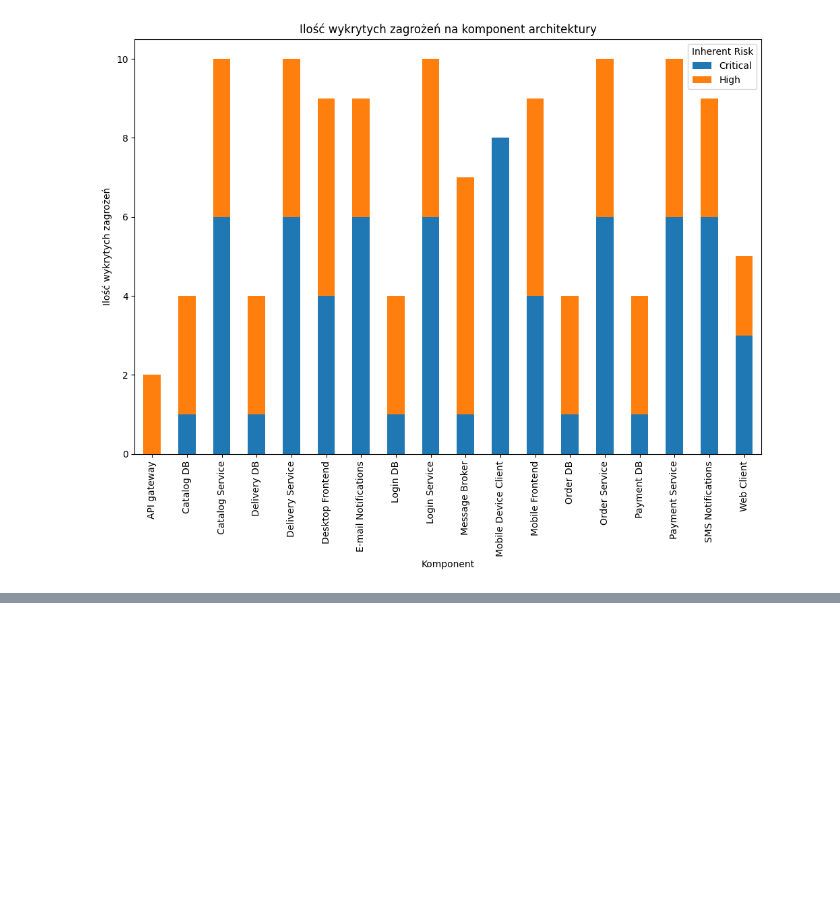
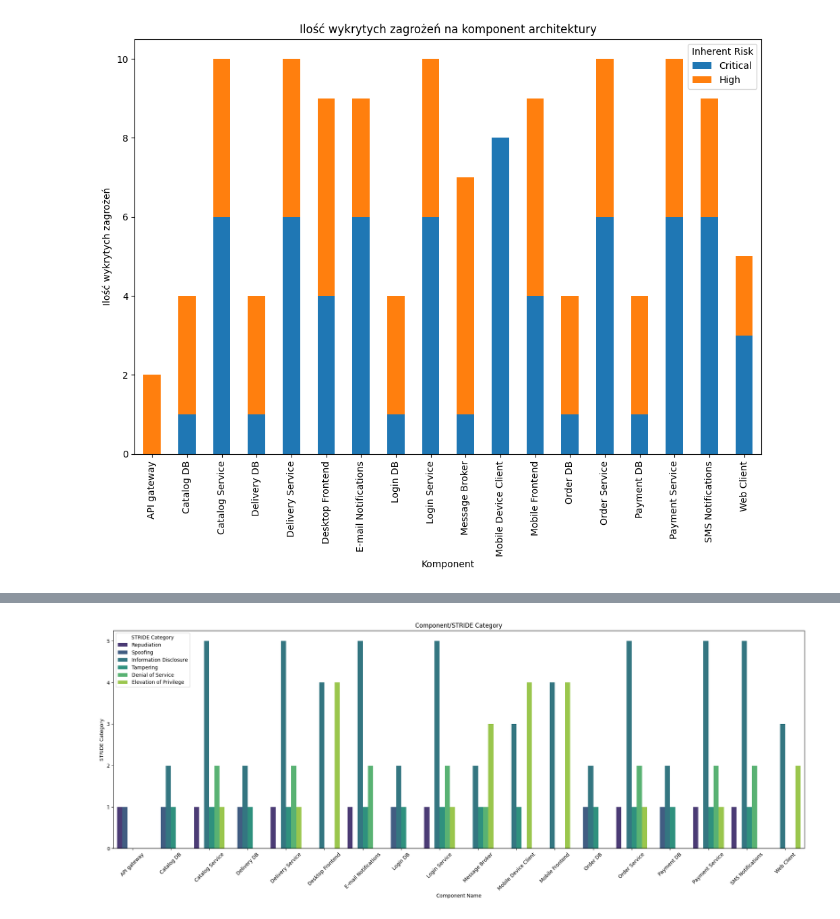
Before and after one commit to tomek-skrond/microservice-threat-modeling, a Jupyter notebook: IriusRisk/microservice/irius-threat-analysis.ipynb, the cells around one changed output, grey strips where cells are left out. Cells and saved outputs as stored; diff of their text form; code cells hidden in the pictures; blank space fills up the shorter version.

```diff
--- a/IriusRisk/microservice/irius-threat-analysis.ipynb
+++ b/IriusRisk/microservice/irius-threat-analysis.ipynb
@@ -235,0 +182,15 @@ plt.show()
+# %%
+component_category_counts = df.groupby(['Component','STRIDE Category']).size().reset_index(name='Count')
+
+# Plotting the data
+plt.figure(figsize=(20, 8))
+sns.barplot(x='Component', y='Count', hue='STRIDE Category', data=component_category_counts, palette='viridis')
+plt.title('Component/STRIDE Category')
+plt.xlabel('Component Name')
+plt.ylabel('STRIDE Category')
+plt.xticks(rotation=45)
+plt.legend(title='STRIDE Category')
+plt.tight_layout()
+plt.show()
+# %% [output]
+[figure, added]
```
Also changed, not shown: parts of 19 cells of this notebook, 15 other files.
